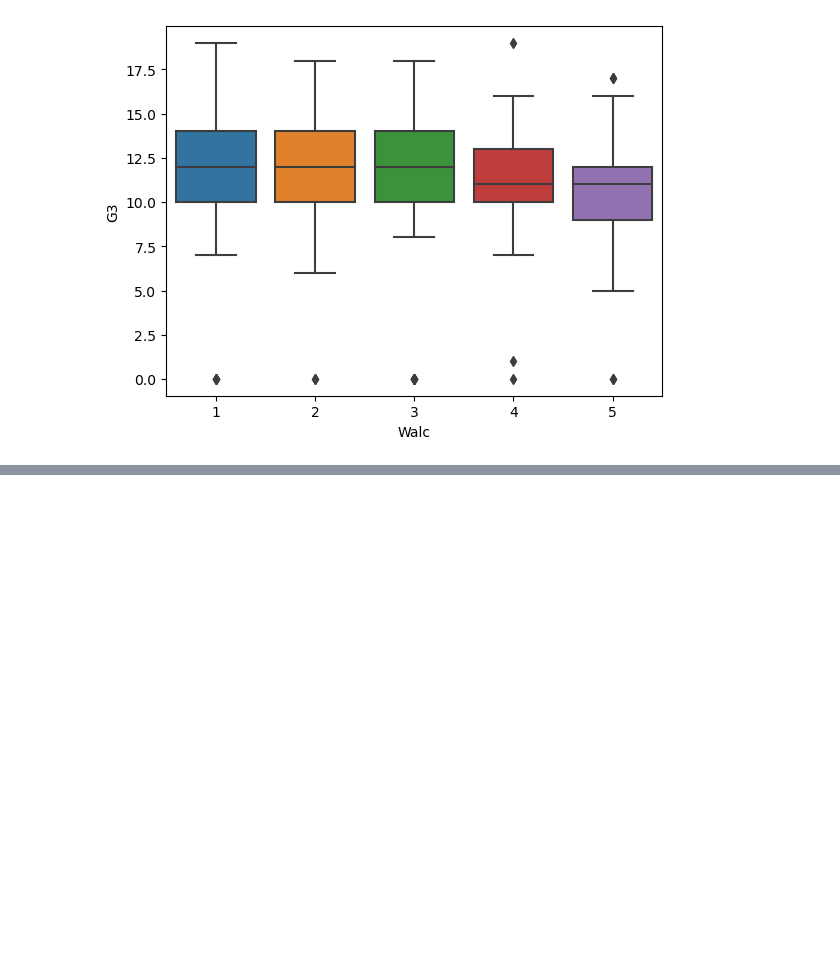
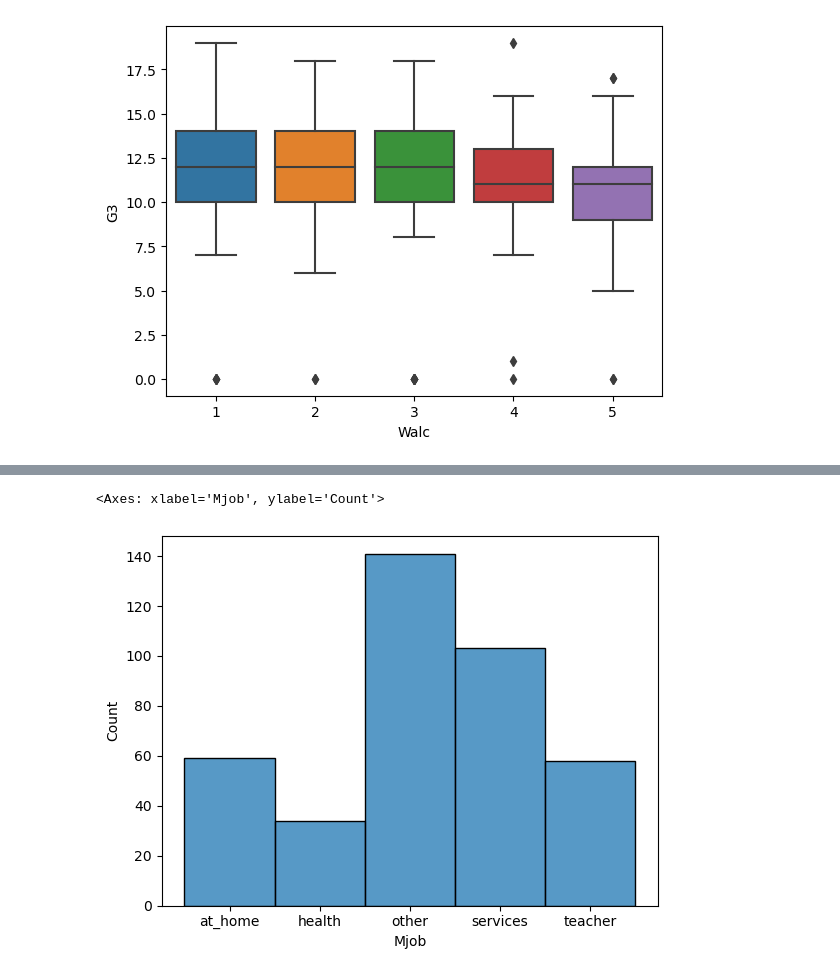
Before and after one commit to cshields164/end-of-phase1-project, a Jupyter notebook: code/01explore.ipynb, the cells around one changed output, grey strips where cells are left out. Cells and saved outputs as stored; diff of their text form; code cells hidden in the pictures; blank space fills up the shorter version.

```diff
--- a/code/01explore.ipynb
+++ b/code/01explore.ipynb
@@ -347,0 +362,6 @@ sns.boxplot(data=df_p, y ='G3', x = 'Walc')
+# %%
+# plot a seaborn histogram for the Mothers Profession status column in the df_m dataframe
+sns.histplot(data=df_m, x ='Mjob')
+# %% [output]
+<Axes: xlabel='Mjob', ylabel='Count'>
+[figure, added]
```
Also changed, not shown: parts of 24 cells of this notebook.
